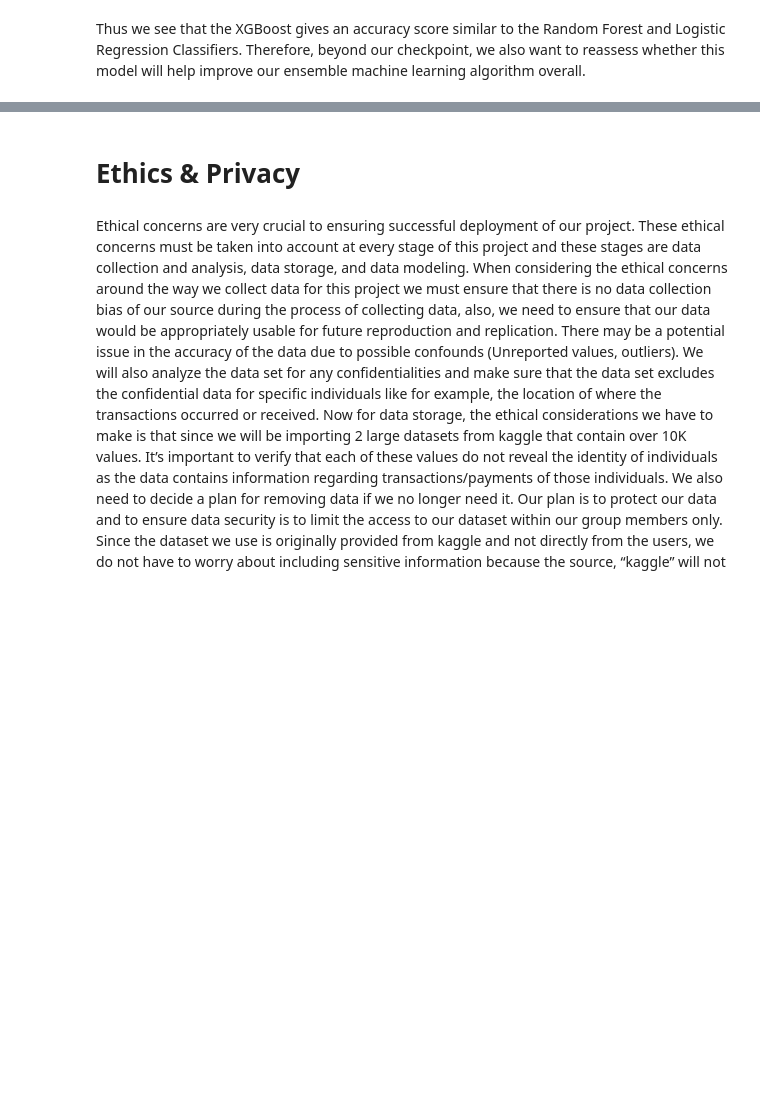
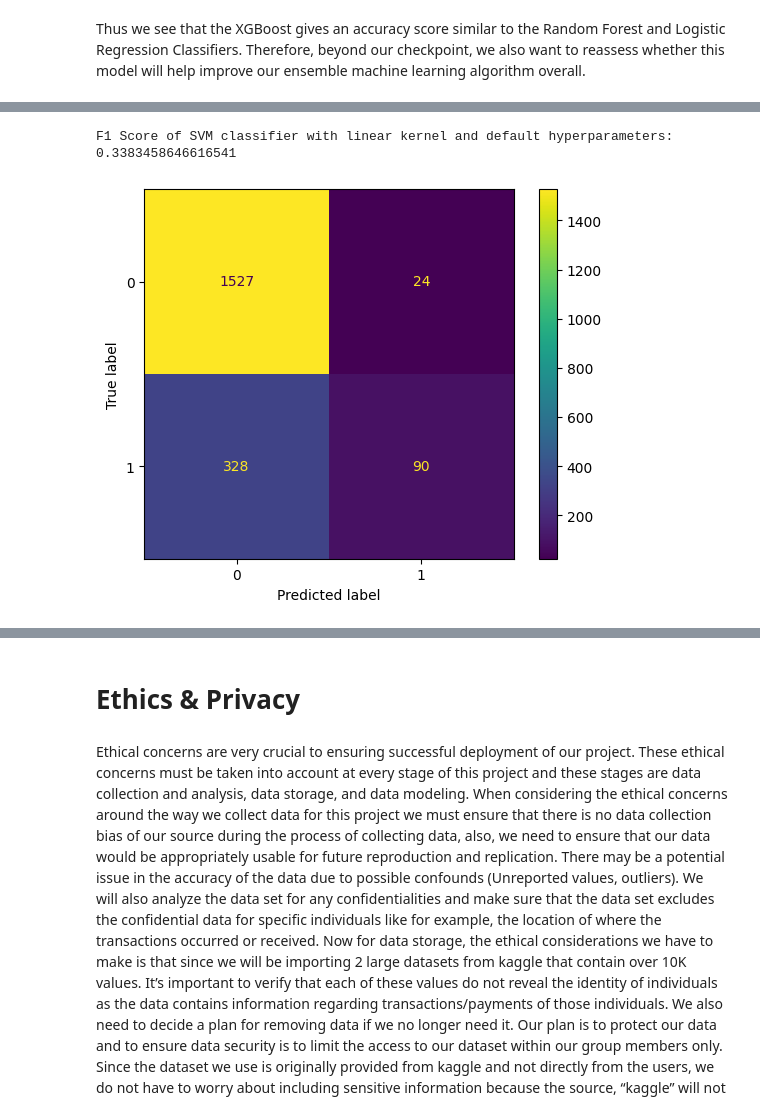
Before and after one commit to COGS118A/Group039-Wi23, a Jupyter notebook: CheckpointGroup039-Wi23.ipynb, the cells around one changed output, grey strips where cells are left out. Cells and saved outputs as stored; diff of their text form; code cells hidden in the pictures; blank space fills up the shorter version.

```diff
--- a/CheckpointGroup039-Wi23.ipynb
+++ b/CheckpointGroup039-Wi23.ipynb
@@ -460,10 +475,10 @@ np.save('dataset/y_test.npy', y_test)
 import matplotlib.pyplot as plt
 # %%
 # Load the dataset
-X_train = np.load('dataset/X_train.npy')
-X_test = np.load('dataset/X_test.npy')
-y_train = np.load('dataset/y_train.npy')
-y_test = np.load('dataset/y_test.npy')
+X_train = np.load('X_train.npy')
+X_test = np.load('X_test.npy')
+y_train = np.load('y_train.npy')
+y_test = np.load('y_test.npy')
 # %%
 print("X_train.shape:", X_train.shape)
 print("y_train.shape:", y_train.shape)
@@ -496,6 +511,6 @@ svm_clf.fit(X_train, y_train)
 SVC(kernel='linear')
 # %%
 # Making predictions
-y_pred = svm_clf.predict(X_test)
+y_pred_svm = svm_clf.predict(X_test)
 # %%
 # Evaluating the Model
@@ -587,0 +628,10 @@ With these next steps, we are sure we will reach a conclusion of which features
+# %%
+# First evaluating our SVM model
+svm_f1 = f1_score(y_test, y_pred_svm)
+print("F1 Score of SVM classifier with linear kernel and default hyperparameters:", svm_f1)
+disp = ConfusionMatrixDisplay(confusion_matrix(y_test, y_pred_svm), display_labels=svm_clf.classes_)
+disp.plot()
+plt.show()
+# %% [output]
+F1 Score of SVM classifier with linear kernel and default hyperparameters: 0.3383458646616541
+[figure, added]
```
Also changed, not shown: parts of 60 cells of this notebook, 1 other file.
